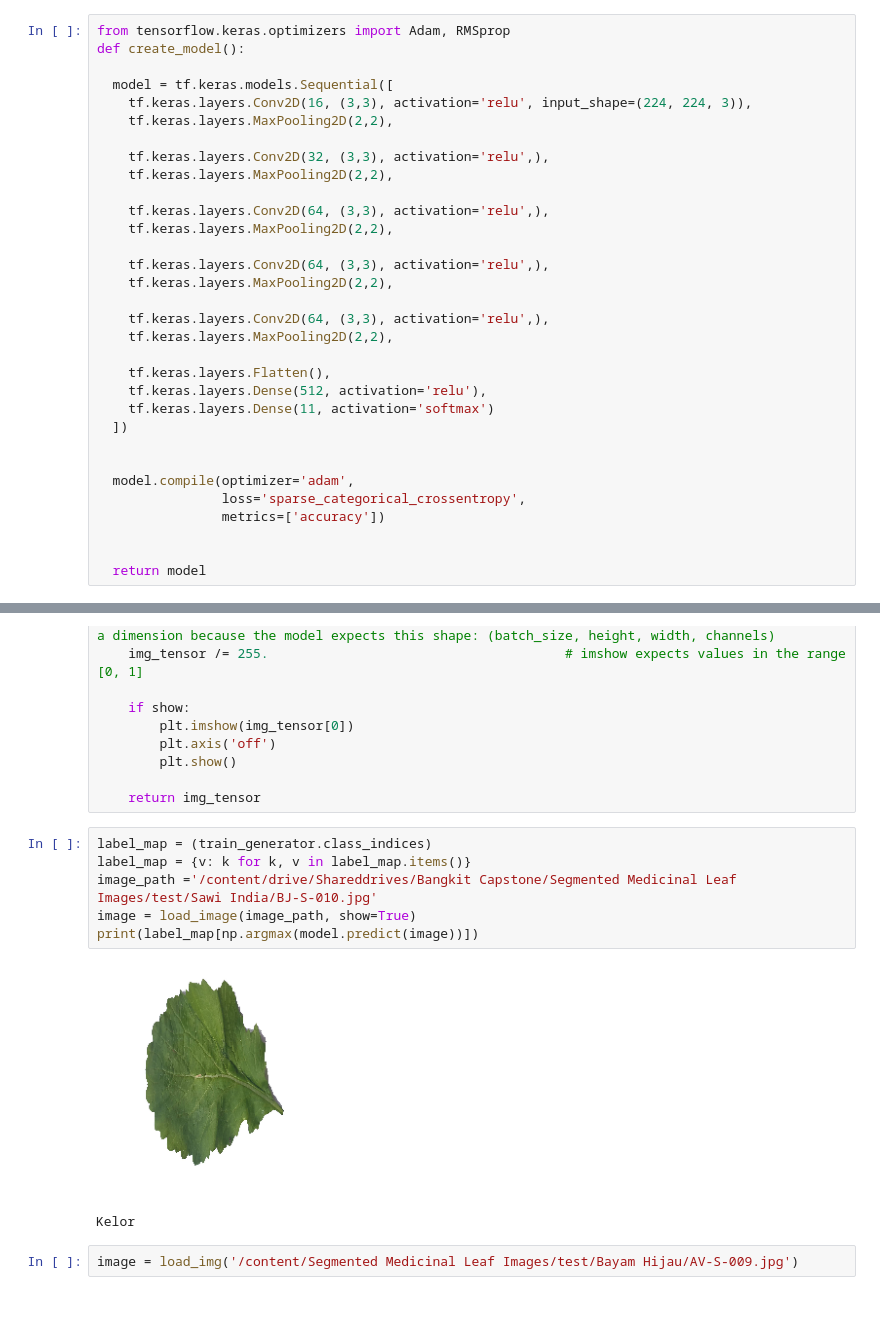
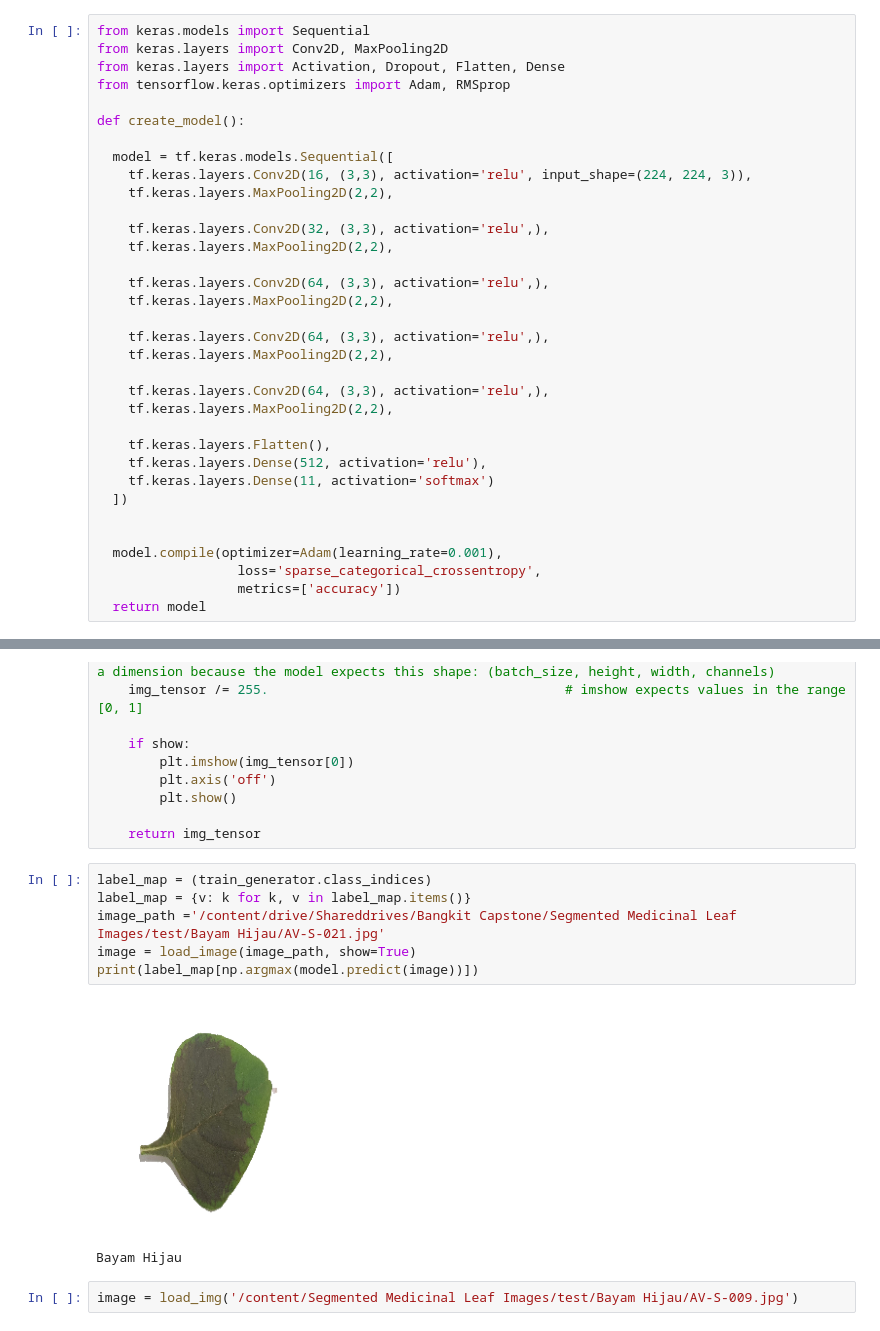
Before and after one commit to rifqoi/Inacure-Machine-Learning, a Jupyter notebook: 01-basic-cnn.ipynb, the cells around one changed output, grey strips where cells are left out. Cells and saved outputs as stored; diff of their text form.

Commit message:
augmented with lr=0.001_acc > 62%, val_acc=60%, test_acc=65%

```diff
--- a/01-basic-cnn.ipynb
+++ b/01-basic-cnn.ipynb
@@ -94,7 +92,11 @@ Found 1790 images belonging to 11 classes.
 Found 497 images belonging to 11 classes.
 Found 261 images belonging to 11 classes.
 # %%
+from keras.models import Sequential
+from keras.layers import Conv2D, MaxPooling2D
+from keras.layers import Activation, Dropout, Flatten, Dense
 from tensorflow.keras.optimizers import Adam, RMSprop
+
 def create_model():
 
   model = tf.keras.models.Sequential([
@@ -119,11 +121,9 @@ def create_model():
   ])
 
 
-  model.compile(optimizer='adam',
-                loss='sparse_categorical_crossentropy',
-                metrics=['accuracy'])
-
-
+  model.compile(optimizer=Adam(learning_rate=0.001),
+                  loss='sparse_categorical_crossentropy',
+                  metrics=['accuracy'])
   return model
 # %%
 model = create_model()
@@ -265,12 +262,12 @@ def load_image(img_path, show=False):
 # %%
 label_map = (train_generator.class_indices)
 label_map = {v: k for k, v in label_map.items()}
-image_path ='/content/drive/Shareddrives/Bangkit Capstone/Segmented Medicinal Leaf Images/test/Sawi India/BJ-S-010.jpg'
+image_path ='/content/drive/Shareddrives/Bangkit Capstone/Segmented Medicinal Leaf Images/test/Bayam Hijau/AV-S-021.jpg'
 image = load_image(image_path, show=True)
 print(label_map[np.argmax(model.predict(image))])
 # %% [output]
-[figure, old version]
+[figure, new version]
-Kelor
+Bayam Hijau
 # %%
 image = load_img('/content/Segmented Medicinal Leaf Images/test/Bayam Hijau/AV-S-009.jpg')
 # %% [output]
```
Also changed, not shown: parts of 6 cells of this notebook.
